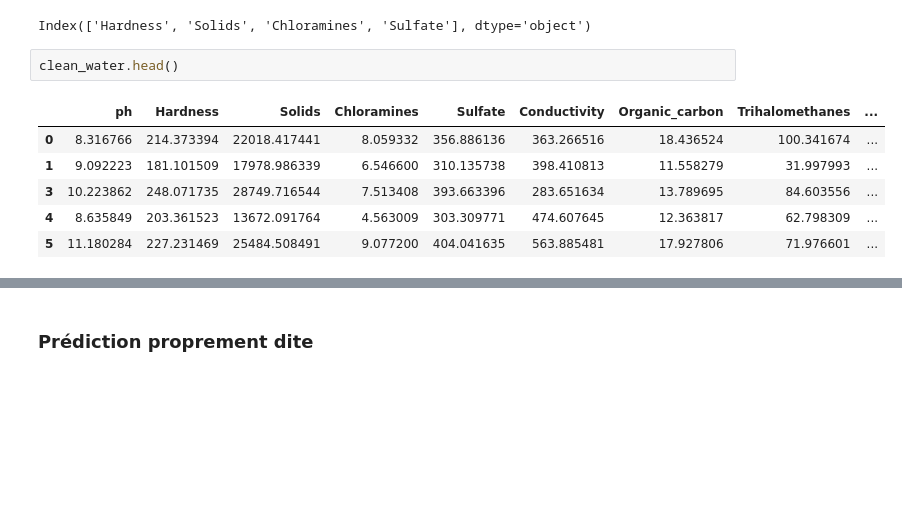
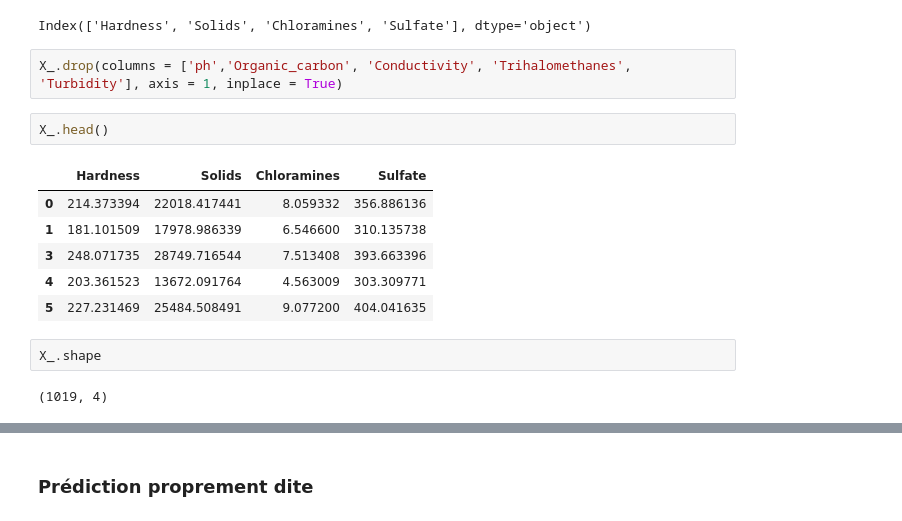
Before and after one commit to MinsingaK/Water-Potability, a Jupyter notebook: main.ipynb, the cells around one changed output, grey strips where cells are left out. Saved outputs shown, nothing was run; the diff lists cells and outputs as text; blank space fills up the shorter version.

```diff
--- a/main.ipynb
+++ b/main.ipynb
@@ -387,12 +341,18 @@ plt.legend(X_)
 X_.columns[selector2.get_support()]
 # %% [output]
 Index(['Hardness', 'Solids', 'Chloramines', 'Sulfate'], dtype='object')
+# %%
+X_.drop(columns = ['ph','Organic_carbon', 'Conductivity', 'Trihalomethanes', 'Turbidity'], axis = 1, inplace = True)
 # %%
-clean_water.head()
+X_.head()
 # %% [output]
-|  | ph | Hardness | Solids | Chloramines | Sulfate | Conductivity | Organic_carbon | Trihalomethanes | ... |
-| 0 | 8.316766 | 214.373394 | 22018.417441 | 8.059332 | 356.886136 | 363.266516 | 18.436524 | 100.341674 | ... |
-| 1 | 9.092223 | 181.101509 | 17978.986339 | 6.546600 | 310.135738 | 398.410813 | 11.558279 | 31.997993 | ... |
-| 3 | 10.223862 | 248.071735 | 28749.716544 | 7.513408 | 393.663396 | 283.651634 | 13.789695 | 84.603556 | ... |
-| 4 | 8.635849 | 203.361523 | 13672.091764 | 4.563009 | 303.309771 | 474.607645 | 12.363817 | 62.798309 | ... |
-| 5 | 11.180284 | 227.231469 | 25484.508491 | 9.077200 | 404.041635 | 563.885481 | 17.927806 | 71.976601 | ... |
+|  | Hardness | Solids | Chloramines | Sulfate |
+| 0 | 214.373394 | 22018.417441 | 8.059332 | 356.886136 |
+| 1 | 181.101509 | 17978.986339 | 6.546600 | 310.135738 |
+| 3 | 248.071735 | 28749.716544 | 7.513408 | 393.663396 |
+| 4 | 203.361523 | 13672.091764 | 4.563009 | 303.309771 |
+| 5 | 227.231469 | 25484.508491 | 9.077200 | 404.041635 |
+# %%
+X_.shape
+# %% [output]
+(1019, 4)
```
Also changed, not shown: parts of 30 cells of this notebook.
